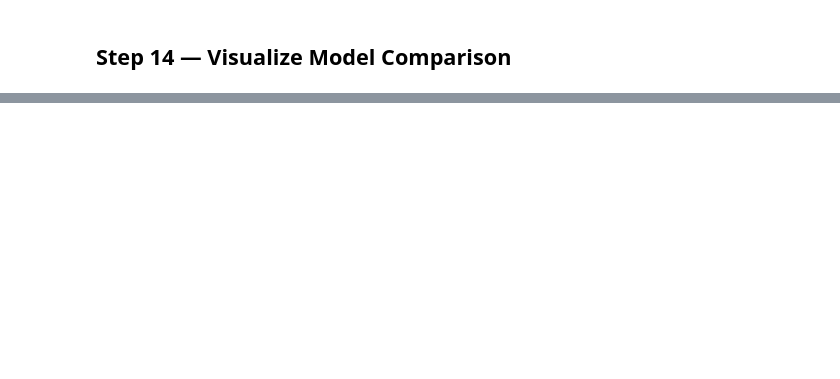
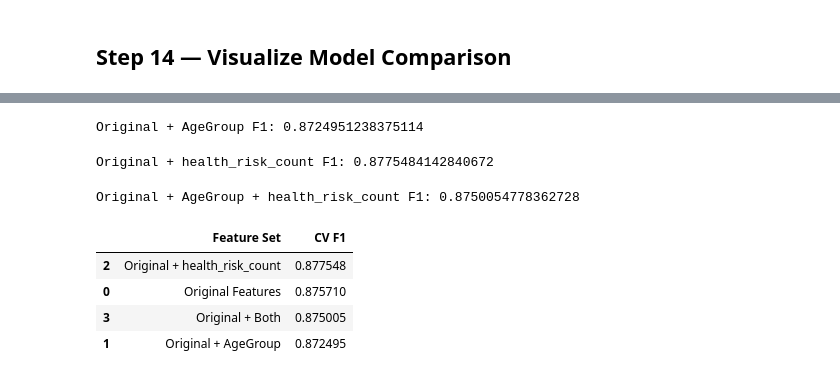
Before and after one commit to ghayda577/AI-ML-Training, a Jupyter notebook: Projects/First-Full-Project/project.ipynb, the cells around one changed output, grey strips where cells are left out. Saved outputs shown, nothing was run; the diff lists cells and outputs as text; code cells hidden in the pictures; blank space fills up the shorter version.

```diff
--- a/Projects/First-Full-Project/project.ipynb
+++ b/Projects/First-Full-Project/project.ipynb
@@ -907,6 +919,12 @@ df["AgeGroup"] = pd.cut(
     bins=[0, 40, 60, 100],
     labels=["Young", "Middle_Aged", "Senior"]
 )
+# %%
+df["health_risk_count"] = (
+    (df["RestingBP"] >= 140).astype(int)
+    + (df["Cholesterol"] >= 240).astype(int)
+    + (df["FastingBS"] == 1).astype(int)
+)
 # %%
 df.head()
 # %% [output]
@@ -985,7 +1005,8 @@ numerical_features = [
     "Cholesterol",
     "FastingBS",
     "MaxHR",
-    "Oldpeak"
+    "Oldpeak",
+    "health_risk_count"
 ]
 
 categorical_features = [
@@ -1207,0 +1327,70 @@ plt.show()
+# %%
+X_age = X_train[
+    base_numerical + base_categorical + ["AgeGroup"]
+]
+
+age_f1 = evaluate_random_forest(
+    X_age,
+    base_numerical,
+    base_categorical + ["AgeGroup"]
+)
+
+print("Original + AgeGroup F1:", age_f1)
+# %% [output]
+Original + AgeGroup F1: 0.8724951238375114
+# %%
+X_risk = X_train[
+    base_numerical + base_categorical + ["health_risk_count"]
+]
+
+risk_f1 = evaluate_random_forest(
+    X_risk,
+    base_numerical + ["health_risk_count"],
+    base_categorical
+)
+
+print("Original + health_risk_count F1:", risk_f1)
+# %% [output]
+Original + health_risk_count F1: 0.8775484142840672
+# %%
+X_both = X_train[
+    base_numerical
+    + base_categorical
+    + ["AgeGroup", "health_risk_count"]
+]
+
+both_f1 = evaluate_random_forest(
+    X_both,
+    base_numerical + ["health_risk_count"],
+    base_categorical + ["AgeGroup"]
+)
+
+print("Original + AgeGroup + health_risk_count F1:", both_f1)
+# %% [output]
+Original + AgeGroup + health_risk_count F1: 0.8750054778362728
+# %%
+feature_comparison = pd.DataFrame({
+    "Feature Set": [
+        "Original Features",
+        "Original + AgeGroup",
+        "Original + health_risk_count",
+        "Original + Both"
+    ],
+    "CV F1": [
+        original_f1,
+        age_f1,
+        risk_f1,
+        both_f1
+    ]
+})
+
+feature_comparison.sort_values(
+    "CV F1",
+    ascending=False
+)
+# %% [output]
+|  | Feature Set | CV F1 |
+| 2 | Original + health_risk_count | 0.877548 |
+| 0 | Original Features | 0.875710 |
+| 3 | Original + Both | 0.875005 |
+| 1 | Original + AgeGroup | 0.872495 |
```
Also changed, not shown: parts of 28 cells of this notebook.
